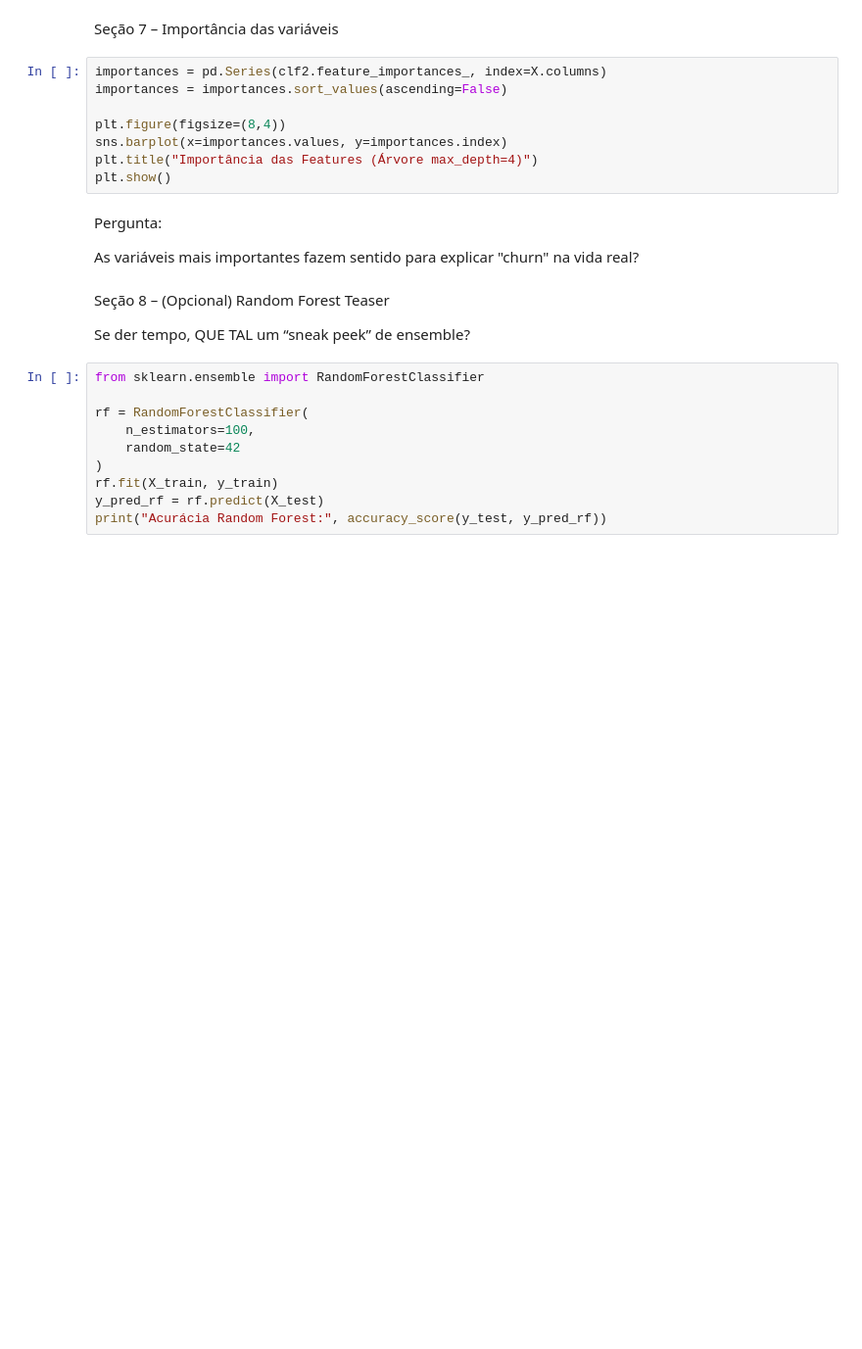
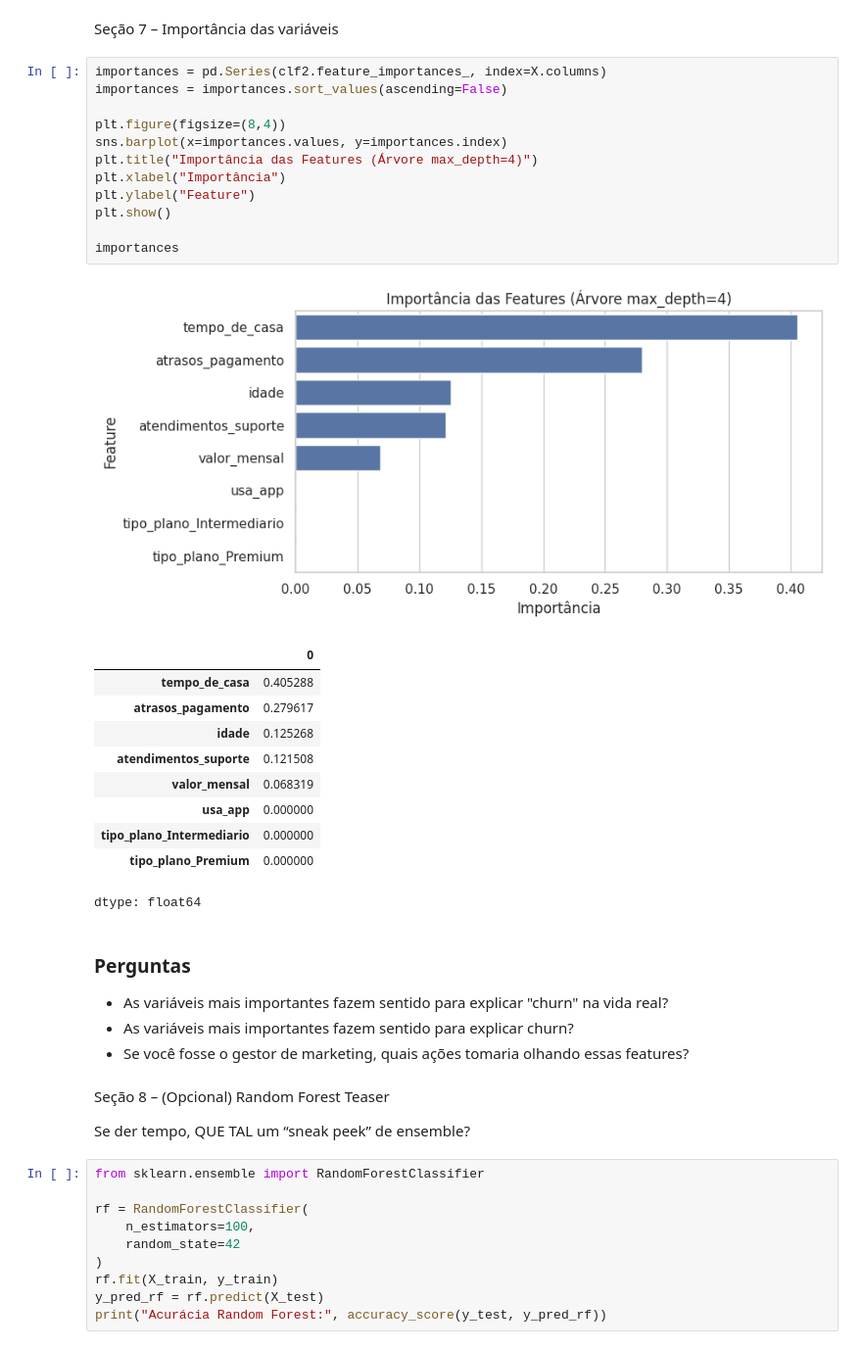
Before and after one commit to samoliverramos/FIAP2026, a Jupyter notebook: Praticas_Machine_Learning/Aula05_ML_Arvores_Decisao.ipynb, the cells around one changed output. Shown at 98% size. Drawn from its saved outputs; the diff is of its cells as text; blank space fills up the shorter version.

```diff
--- a/Praticas_Machine_Learning/Aula05_ML_Arvores_Decisao.ipynb
+++ b/Praticas_Machine_Learning/Aula05_ML_Arvores_Decisao.ipynb
@@ -177,15 +315,33 @@ Seção 7 – Importância das variáveis
 # %%
 importances = pd.Series(clf2.feature_importances_, index=X.columns)
 importances = importances.sort_values(ascending=False)
 
 plt.figure(figsize=(8,4))
 sns.barplot(x=importances.values, y=importances.index)
 plt.title("Importância das Features (Árvore max_depth=4)")
+plt.xlabel("Importância")
+plt.ylabel("Feature")
 plt.show()
+
+importances
+# %% [output]
+[figure, added]
+|  | 0 |
+| tempo_de_casa | 0.405288 |
+| atrasos_pagamento | 0.279617 |
+| idade | 0.125268 |
+| atendimentos_suporte | 0.121508 |
+| valor_mensal | 0.068319 |
+| usa_app | 0.000000 |
+| tipo_plano_Intermediario | 0.000000 |
+| tipo_plano_Premium | 0.000000 |
+dtype: float64
 # %% [markdown]
-Pergunta:
+### Perguntas
 
-As variáveis mais importantes fazem sentido para explicar "churn" na vida real?
+- As variáveis mais importantes fazem sentido para explicar "churn" na vida real?
+- As variáveis mais importantes fazem sentido para explicar churn?
+- Se você fosse o gestor de marketing, quais ações tomaria olhando essas features?
 # %% [markdown]
 Seção 8 – (Opcional) Random Forest Teaser
 
```
Also changed, not shown: parts of 28 cells of this notebook.
